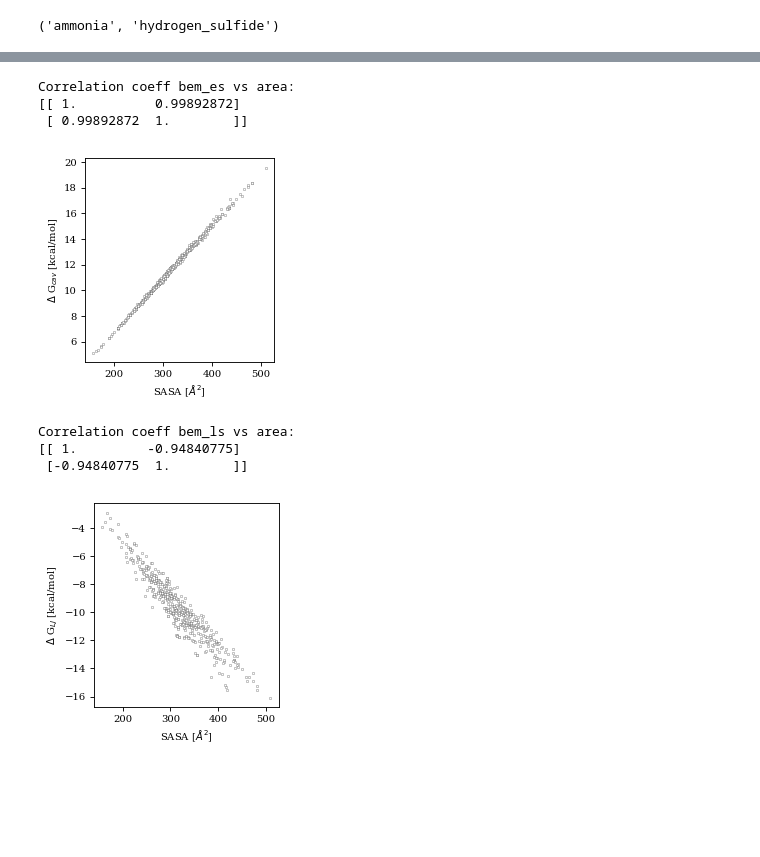
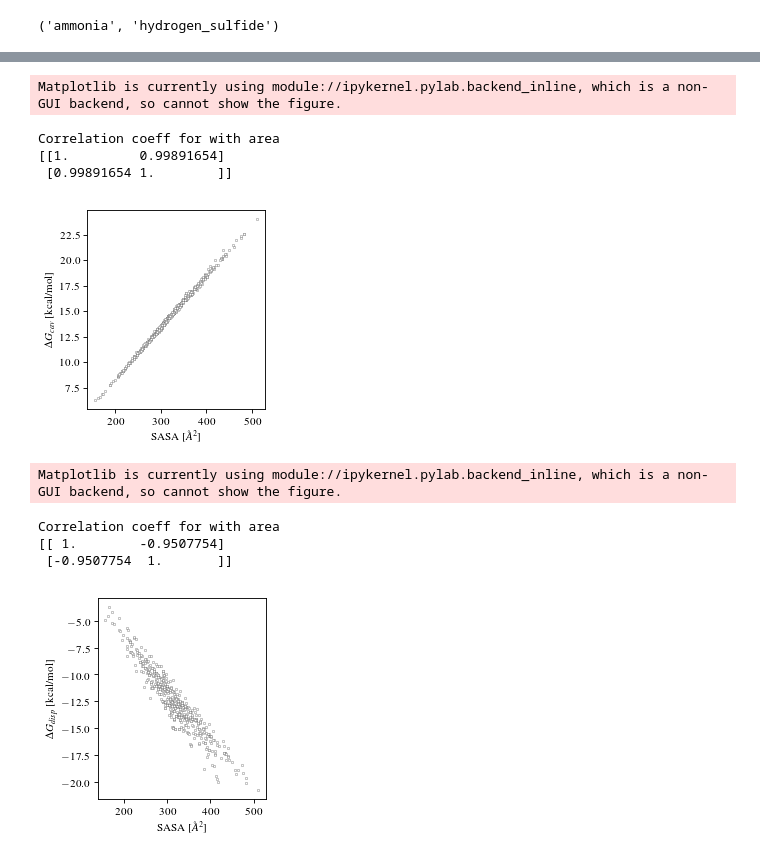
Before and after one commit to cdcooper84/nonpolar_solvation_testing, a Jupyter notebook: plot_compare.ipynb, the cells around one changed output, grey strips where cells are left out. Cells and saved outputs as stored; diff of their text form; code cells hidden in the pictures; blank space fills up the shorter version.

```diff
--- a/plot_compare.ipynb
+++ b/plot_compare.ipynb
@@ -373,65 +667,52 @@ fig.show()
 # %%
-fig.clf()
 fig,ax = pyplot.subplots(figsize=(3,3), dpi=80)
 
-ax.scatter(areas_s[index_clean], bem_es[index_clean], s=5, c='w', edgecolors='k', lw=0.2)
+ax.scatter(areas[index_clean_mobley], bem_es[index_clean_mobley], s=5, c='w', edgecolors='k', lw=0.2)
+lims = [
+        numpy.min([ax.get_xlim(), ax.get_ylim()]),  # min of both axes
+        numpy.max([ax.get_xlim(), ax.get_ylim()]),  # max of both axes
+       ]
 
-lims = [
-    numpy.min([ax.get_xlim(), ax.get_ylim()]),  # min of both axes
-    numpy.max([ax.get_xlim(), ax.get_ylim()]),  # max of both axes
-]
-
-#ax.plot(numpy.array([lims[0],lims[1]]), numpy.array([lims[0],lims[1]]), c='k', ls='--', lw=0.5)
-
-
-#ax.set_aspect('equal')
 #ax.set_xlim(lims)
 #ax.set_ylim(lims)
-ax.set_xlabel('SASA [$\AA^2$]')
-ax.set_ylabel('$\Delta$ G$_{cav}$ [kcal/mol]')
-pyplot.subplots_adjust(left=0.17,bottom=0.14,right=0.96,top=0.99)
+#ax.set_aspect('equal')
+ax.set_xlabel('SASA [$\AA^2$]', fontname='serif')
+ax.set_ylabel('$\\Delta G_{cav}$ [kcal/mol]', fontname='serif')
+pyplot.subplots_adjust(left=0.22,bottom=0.16,right=0.96,top=0.99)
 fig.savefig('dG_cav_area.pdf')
 fig.show()
-
-#Cross correlation
-correl = numpy.corrcoef(bem_es[index_clean], areas_s[index_clean])
-print 'Correlation coeff bem_es vs area: '
-print correl
+correl = numpy.corrcoef(bem_es[index_clean_mobley], areas[index_clean_mobley])
+print ('Correlation coeff for with area')
+print (correl)
 # %% [output]
-Correlation coeff bem_es vs area:
-[[ 1.          0.99892872]
- [ 0.99892872  1.        ]]
+Matplotlib is currently using module://ipykernel.pylab.backend_inline, which is a non-GUI backend, so cannot show the figure.
+Correlation coeff for with area
+[[1.         0.99891654]
+ [0.99891654 1.        ]]
-[figure, old version]
+[figure, new version]
 # %%
-fig.clf()
 fig,ax = pyplot.subplots(figsize=(3,3), dpi=80)
 
-ax.scatter(areas_s[index_clean], bem_lj[index_clean], s=5, c='w', edgecolors='k', lw=0.2)
+ax.scatter(areas[index_clean_mobley], bem_lj[index_clean_mobley], s=5, c='w', edgecolors='k', lw=0.2)
+lims = [
+        numpy.min([ax.get_xlim(), ax.get_ylim()]),  # min of both axes
+        numpy.max([ax.get_xlim(), ax.get_ylim()]),  # max of both axes
+       ]
 
-lims = [
-    numpy.min([ax.get_xlim(), ax.get_ylim()]),  # min of both axes
-    numpy.max([ax.get_xlim(), ax.get_ylim()]),  # max of both axes
-]
-
-#ax.plot(numpy.array([lims[0],lims[1]]), numpy.array([lims[0],lims[1]]), c='k', ls='--', lw=0.5)
-
-
-#ax.set_aspect('equal')
 #ax.set_xlim(lims)
 #ax.set_ylim(lims)
-ax.set_xlabel('SASA [$\AA^2$]')
-ax.set_ylabel('$\Delta$ G$_{LJ}$ [kcal/mol]')
-pyplot.subplots_adjust(left=0.19,bottom=0.14,right=0.96,top=0.99)
+ax.set_xlabel('SASA [$\AA^2$]', fontname='serif')
+ax.set_ylabel('$\\Delta G_{disp}$ [kcal/mol]', fontname='serif')
+pyplot.subplots_adjust(left=0.26,bottom=0.15,right=0.96,top=0.99)
 fig.savefig('dG_lj_area.pdf')
 fig.show()
-
-#Cross correlation
-correl = numpy.corrcoef(bem_lj[index_clean], areas_s[index_clean])
-print 'Correlation coeff bem_ls vs area: '
-print correl
+correl = numpy.corrcoef(bem_lj[index_clean_mobley], areas[index_clean_mobley])
+print ('Correlation coeff for with area')
+print (correl)
 # %% [output]
-Correlation coeff bem_ls vs area:
-[[ 1.         -0.94840775]
- [-0.94840775  1.        ]]
+Matplotlib is currently using module://ipykernel.pylab.backend_inline, which is a non-GUI backend, so cannot show the figure.
+Correlation coeff for with area
+[[ 1.        -0.9507754]
+ [-0.9507754  1.       ]]
-[figure, old version]
+[figure, new version]
 # %%
```
Also changed, not shown: parts of 20 cells of this notebook.
